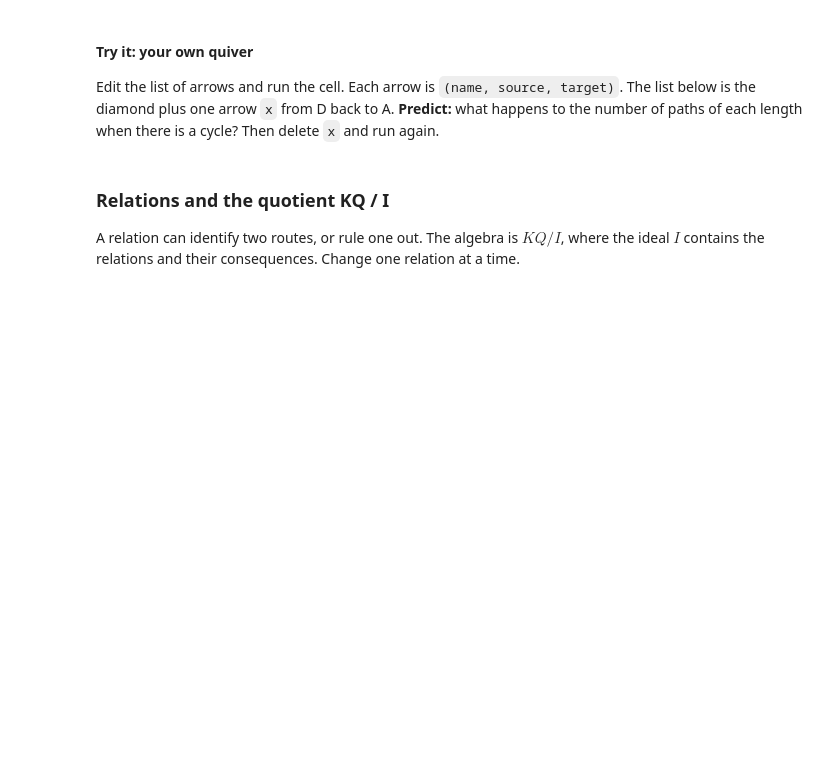
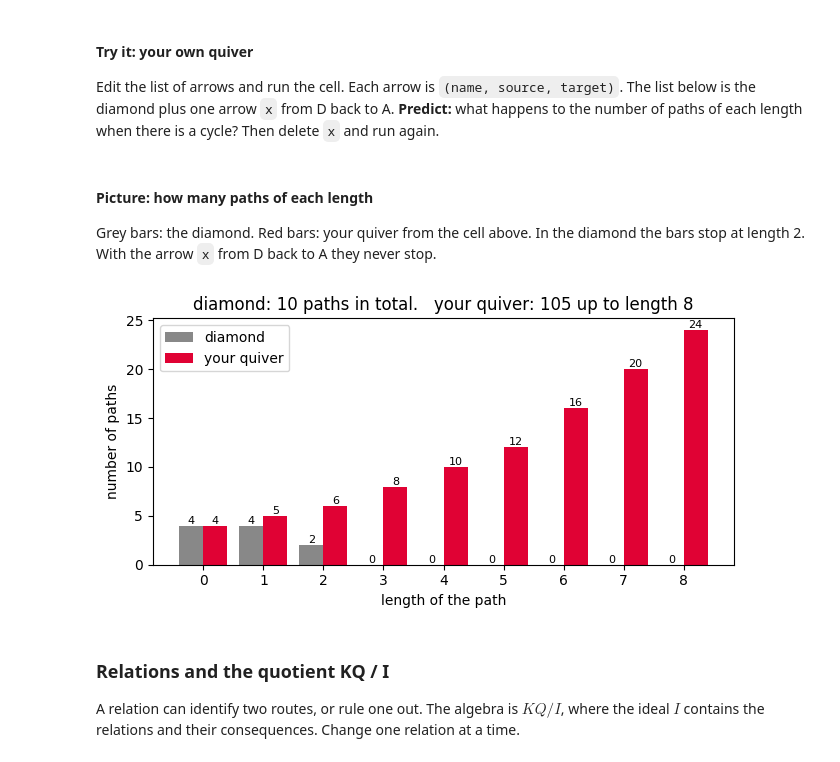
Before and after one commit to Izainea/aiq-quivers, a Jupyter notebook: workshop_ciarp2026.ipynb, the cells around one changed output. Saved outputs shown, nothing was run; the diff lists cells and outputs as text; code cells hidden in the pictures; blank space fills up the shorter version.

```diff
--- a/workshop_ciarp2026.ipynb
+++ b/workshop_ciarp2026.ipynb
@@ -258,6 +343,27 @@ acyclic = not any(np.linalg.matrix_power(M_mine, len(my_vertices)).ravel())
 print("no directed cycles:", acyclic, "→ the path algebra has",
       "finite dimension" if acyclic else "infinite dimension: the counts never reach zero")
 draw_quiver(mine, title="Your quiver")
+# %% [markdown]
+#### Picture: how many paths of each length
+
+Grey bars: the diamond. Red bars: your quiver from the cell above. In the diamond the bars stop at length 2. With the arrow `x` from D back to A they never stop.
+# %%
+lengths = range(9)
+count_diamond = [int(np.linalg.matrix_power(diamond.adjacency_matrix().astype(int), k).sum()) for k in lengths]
+count_mine = [int(np.linalg.matrix_power(M_mine, k).sum()) for k in lengths]
+fig, ax = plt.subplots(figsize=(7.5, 3.2))
+b1 = ax.bar([k - 0.2 for k in lengths], count_diamond, width=0.4, color="#888888", label="diamond")
+b2 = ax.bar([k + 0.2 for k in lengths], count_mine, width=0.4, color="#E00234", label="your quiver")
+ax.bar_label(b1, fontsize=8)
+ax.bar_label(b2, fontsize=8)
+ax.set_xticks(list(lengths))
+ax.set_xlabel("length of the path")
+ax.set_ylabel("number of paths")
+ax.set_title(f"diamond: {sum(count_diamond)} paths in total.   your quiver: {sum(count_mine)} up to length 8")
+ax.legend()
+plt.show()
+# %% [output]
+[figure, added]
 # %% [markdown]
 ### Relations and the quotient KQ / I
 
```
Also changed, not shown: parts of 51 cells of this notebook.
